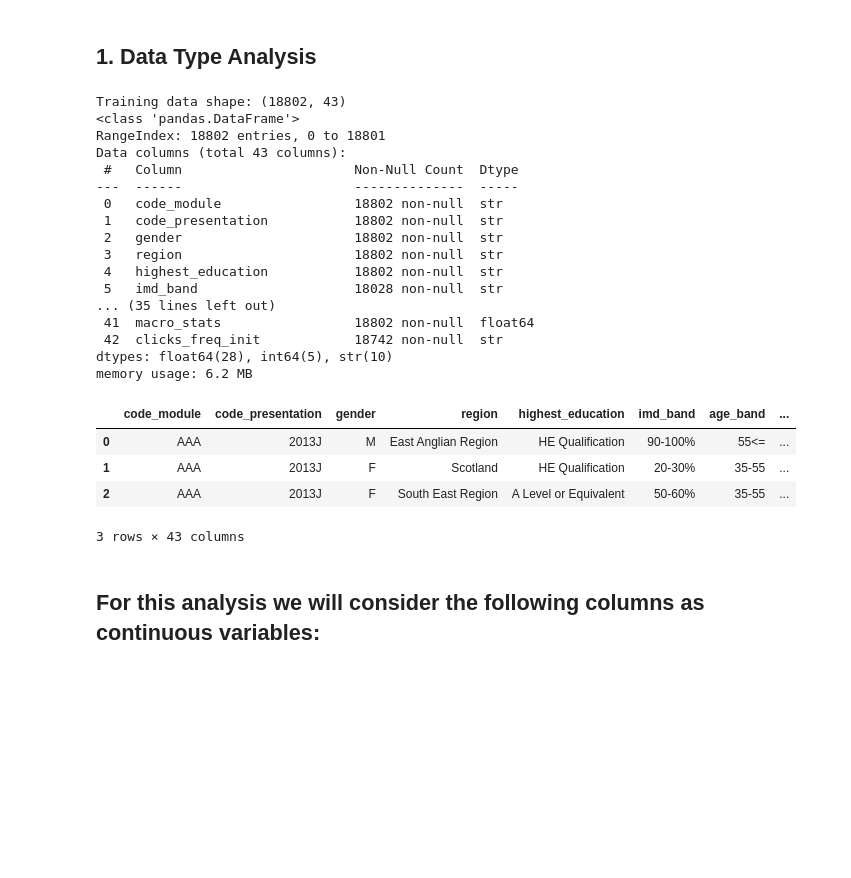
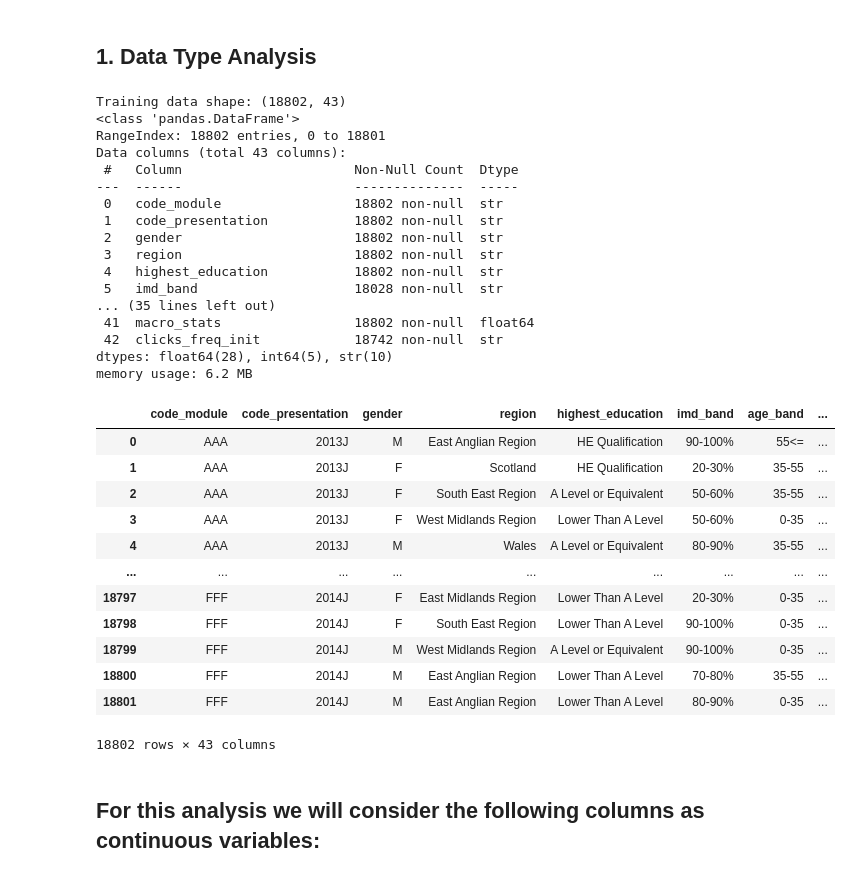
Before and after one commit to Radu-Voinea/IA-1, a Jupyter notebook: homework1.ipynb, the cells around one changed output. Cells and saved outputs as stored; diff of their text form; code cells hidden in the pictures; blank space fills up the shorter version.

```diff
--- a/homework1.ipynb
+++ b/homework1.ipynb
@@ -24,30 +43,38 @@ train_data = pd.read_csv("CA_OUALD_train.csv")
 # %%
 print(f"Training data shape: {train_data.shape}")
 train_data.info()
-train_data.head(3)
+train_data
 # %% [output]
 Training data shape: (18802, 43)
 <class 'pandas.DataFrame'>
 RangeIndex: 18802 entries, 0 to 18801
 Data columns (total 43 columns):
  #   Column                      Non-Null Count  Dtype
 ---  ------                      --------------  -----
  0   code_module                 18802 non-null  str
  1   code_presentation           18802 non-null  str
  2   gender                      18802 non-null  str
  3   region                      18802 non-null  str
  4   highest_education           18802 non-null  str
  5   imd_band                    18028 non-null  str
 ... (35 lines left out)
  41  macro_stats                 18802 non-null  float64
  42  clicks_freq_init            18742 non-null  str
 dtypes: float64(28), int64(5), str(10)
 memory usage: 6.2 MB
 |  | code_module | code_presentation | gender | region | highest_education | imd_band | age_band | ... |
 | 0 | AAA | 2013J | M | East Anglian Region | HE Qualification | 90-100% | 55<= | ... |
 | 1 | AAA | 2013J | F | Scotland | HE Qualification | 20-30% | 35-55 | ... |
 | 2 | AAA | 2013J | F | South East Region | A Level or Equivalent | 50-60% | 35-55 | ... |
+| 3 | AAA | 2013J | F | West Midlands Region | Lower Than A Level | 50-60% | 0-35 | ... |
+| 4 | AAA | 2013J | M | Wales | A Level or Equivalent | 80-90% | 35-55 | ... |
+| ... | ... | ... | ... | ... | ... | ... | ... | ... |
+| 18797 | FFF | 2014J | F | East Midlands Region | Lower Than A Level | 20-30% | 0-35 | ... |
+| 18798 | FFF | 2014J | F | South East Region | Lower Than A Level | 90-100% | 0-35 | ... |
+| 18799 | FFF | 2014J | M | West Midlands Region | A Level or Equivalent | 90-100% | 0-35 | ... |
+| 18800 | FFF | 2014J | M | East Anglian Region | Lower Than A Level | 70-80% | 35-55 | ... |
+| 18801 | FFF | 2014J | M | East Anglian Region | Lower Than A Level | 80-90% | 0-35 | ... |
-3 rows × 43 columns
+18802 rows × 43 columns
 # %% [markdown]
 For this analysis we will consider the following columns as continuous variables:
 -
```
Also changed, not shown: parts of 12 cells of this notebook, 5 other files.
